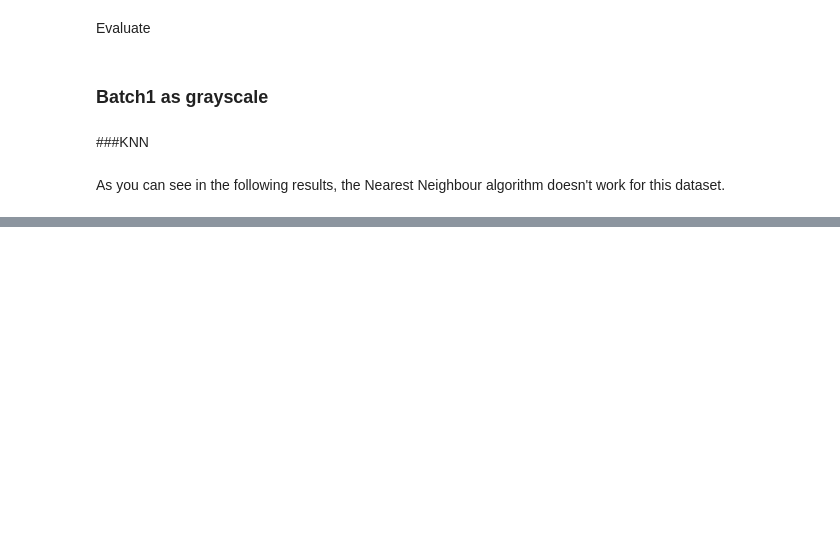
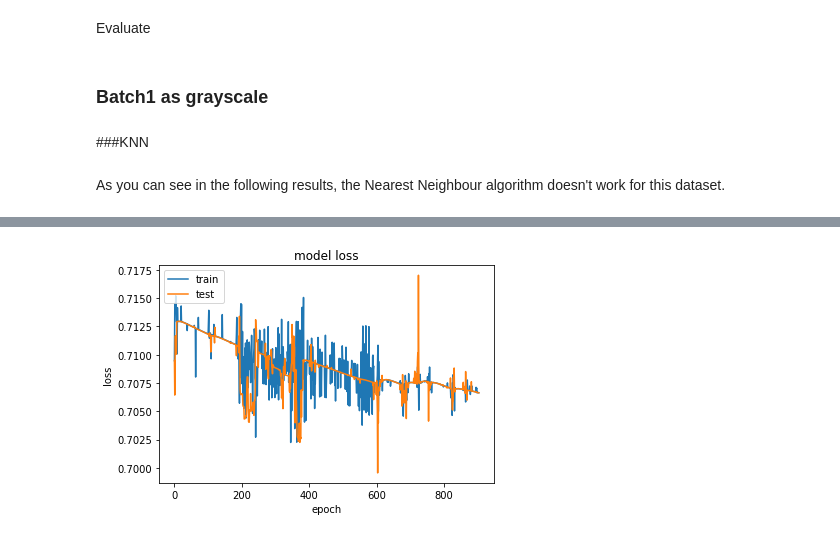
Before and after one commit to HamidDelshadi/one_shot_siamese, a Jupyter notebook: OneShotHMM.ipynb, the cells around one changed output, grey strips where cells are left out. Cells and saved outputs as stored; diff of their text form; code cells hidden in the pictures; blank space fills up the shorter version.

```diff
--- a/OneShotHMM.ipynb
+++ b/OneShotHMM.ipynb
@@ -444,0 +531,10 @@ the accuracy for lion: 0.0
+# %%
+aug_batch2_ds = DS()
+aug_batch2_ds.Load_background("augmented_batch2", 105, 0.7, "L")
+aug_batch2_ds.reshape()
+# %%
+model_aug2 = siamese((new_im_size, new_im_size, 1))
+model_aug2.summary()
+optimizer = Adam(lr = 0.00006)
+
+model_aug2.compile(loss="binary_crossentropy",optimizer=optimizer)
@@ -444,0 +562,5 @@ the accuracy for lion: 0.0
+# %%
+batch_size = 20
+cb = [EarlyStopping(min_delta=0.0005, patience=300)]
+history_aug2 =model_aug2.fit_generator(generator=aug_batch2_ds.get_paired_train(batch_size),steps_per_epoch=1, epochs = 3000,\
+                    validation_data = aug_batch2_ds.get_paired_val(batch_size), validation_steps = 10, callbacks =cb)
@@ -444,0 +585,4 @@ the accuracy for lion: 0.0
+# %%
+plot_history(history_aug2)
+# %% [output]
+[figure, added]
```
Also changed, not shown: parts of 13 cells of this notebook, 2 other files.
